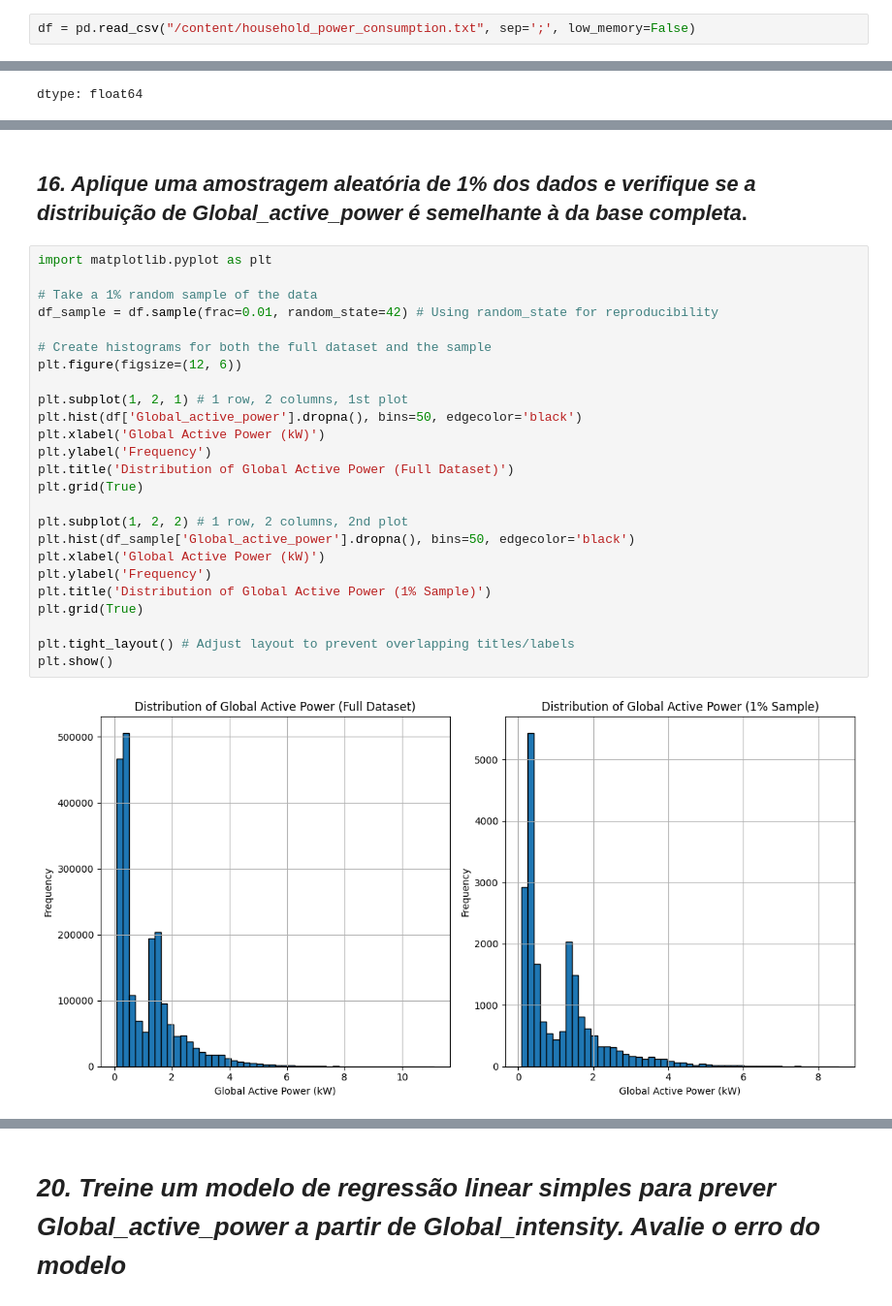
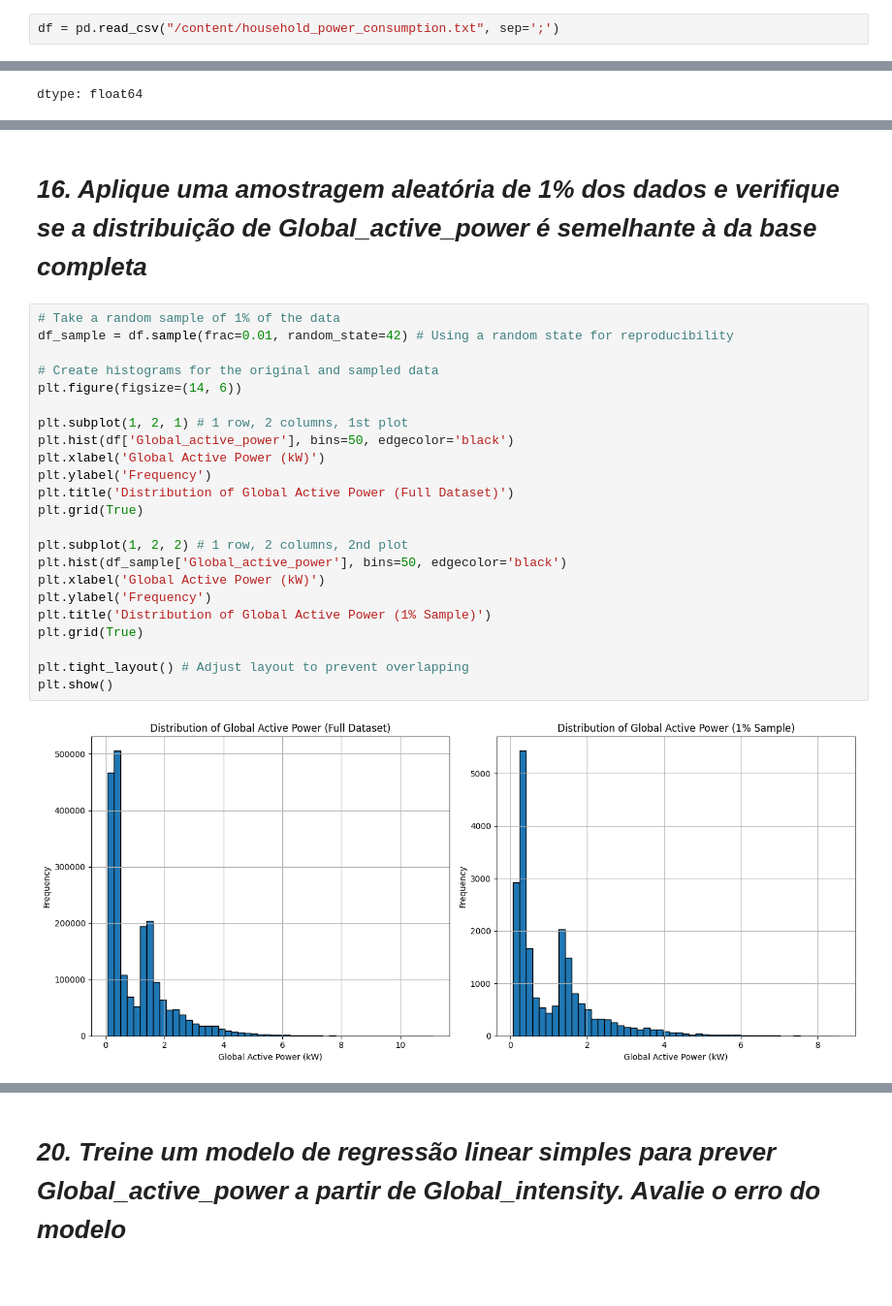
Before and after one commit to gabrwell/analise_de_dados, a Jupyter notebook: CP01_SERS.ipynb, the cells around one changed output, grey strips where cells are left out. Shown at 97% size. Saved outputs shown, nothing was run; the diff lists cells and outputs as text; blank space fills up the shorter version.

```diff
--- a/CP01_SERS.ipynb
+++ b/CP01_SERS.ipynb
@@ -3,7 +3,7 @@
 # %%
 import pandas as pd
 # %%
-df = pd.read_csv("/content/household_power_consumption.txt", sep=';', low_memory=False)
+df = pd.read_csv("/content/household_power_consumption.txt", sep=';')
 # %% [markdown]
 # **01 - Carregue o dataset e exibe as 10 primeiras linhas**
 # %%
@@ -201,30 +204,28 @@ Consumo médio de energia ativa global no inverno: 1.42 kW
 # %% [markdown]
-## ***16. Aplique uma amostragem aleatória de 1% dos dados e verifique se a distribuição de Global_active_power é semelhante à da base completa***.
+# ***16. Aplique uma amostragem aleatória de 1% dos dados e verifique se a distribuição de Global_active_power é semelhante à da base completa***
 # %%
-import matplotlib.pyplot as plt
+# Take a random sample of 1% of the data
+df_sample = df.sample(frac=0.01, random_state=42) # Using a random state for reproducibility
 
-# Take a 1% random sample of the data
-df_sample = df.sample(frac=0.01, random_state=42) # Using random_state for reproducibility
-
-# Create histograms for both the full dataset and the sample
-plt.figure(figsize=(12, 6))
+# Create histograms for the original and sampled data
+plt.figure(figsize=(14, 6))
 
 plt.subplot(1, 2, 1) # 1 row, 2 columns, 1st plot
-plt.hist(df['Global_active_power'].dropna(), bins=50, edgecolor='black')
+plt.hist(df['Global_active_power'], bins=50, edgecolor='black')
 plt.xlabel('Global Active Power (kW)')
 plt.ylabel('Frequency')
 plt.title('Distribution of Global Active Power (Full Dataset)')
 plt.grid(True)
 
 plt.subplot(1, 2, 2) # 1 row, 2 columns, 2nd plot
-plt.hist(df_sample['Global_active_power'].dropna(), bins=50, edgecolor='black')
+plt.hist(df_sample['Global_active_power'], bins=50, edgecolor='black')
 plt.xlabel('Global Active Power (kW)')
 plt.ylabel('Frequency')
 plt.title('Distribution of Global Active Power (1% Sample)')
 plt.grid(True)
 
-plt.tight_layout() # Adjust layout to prevent overlapping titles/labels
+plt.tight_layout() # Adjust layout to prevent overlapping
 plt.show()
 # %% [output]
-[figure, old version]
+[figure, new version]
 # %% [markdown]
```
Also changed, not shown: parts of 24 cells of this notebook.
